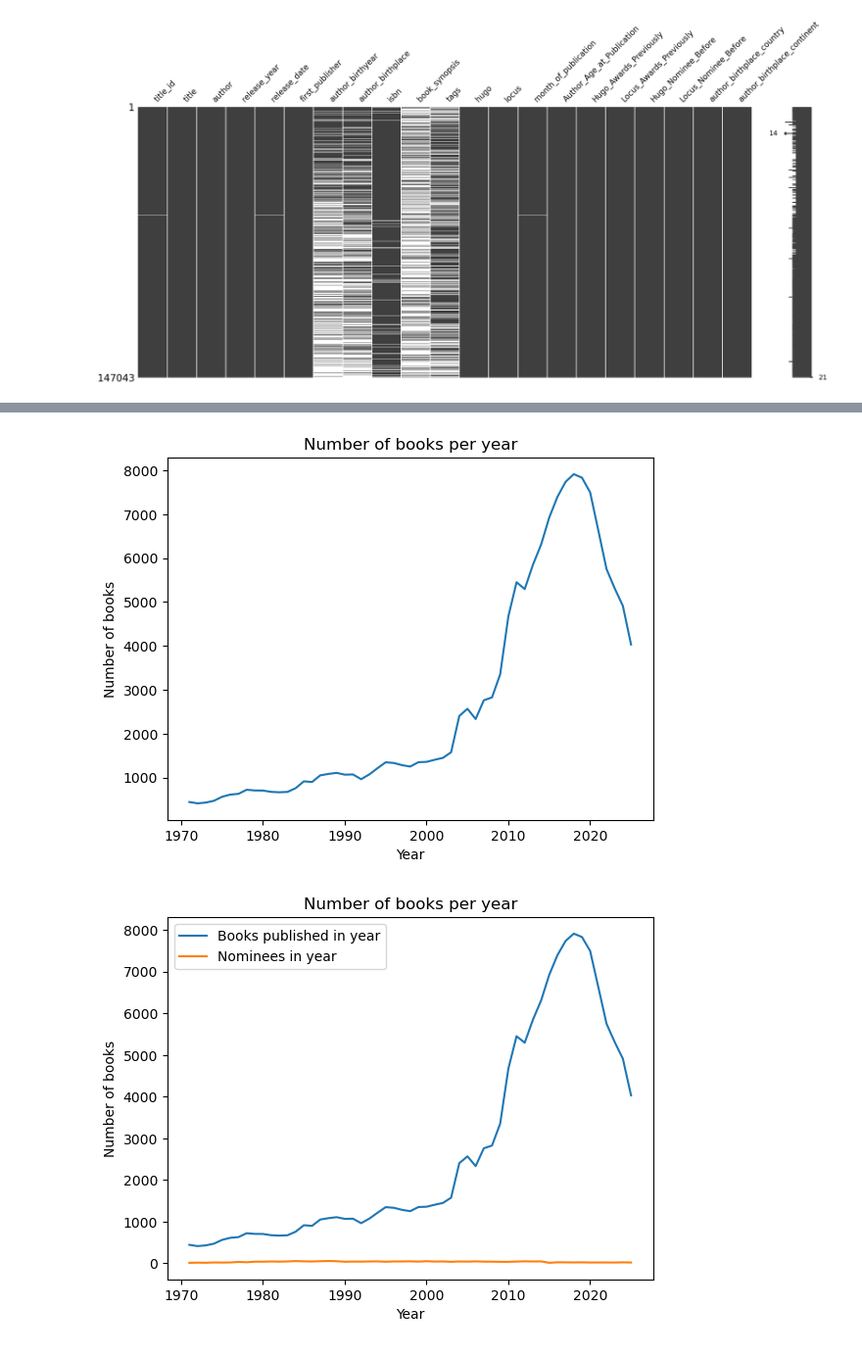
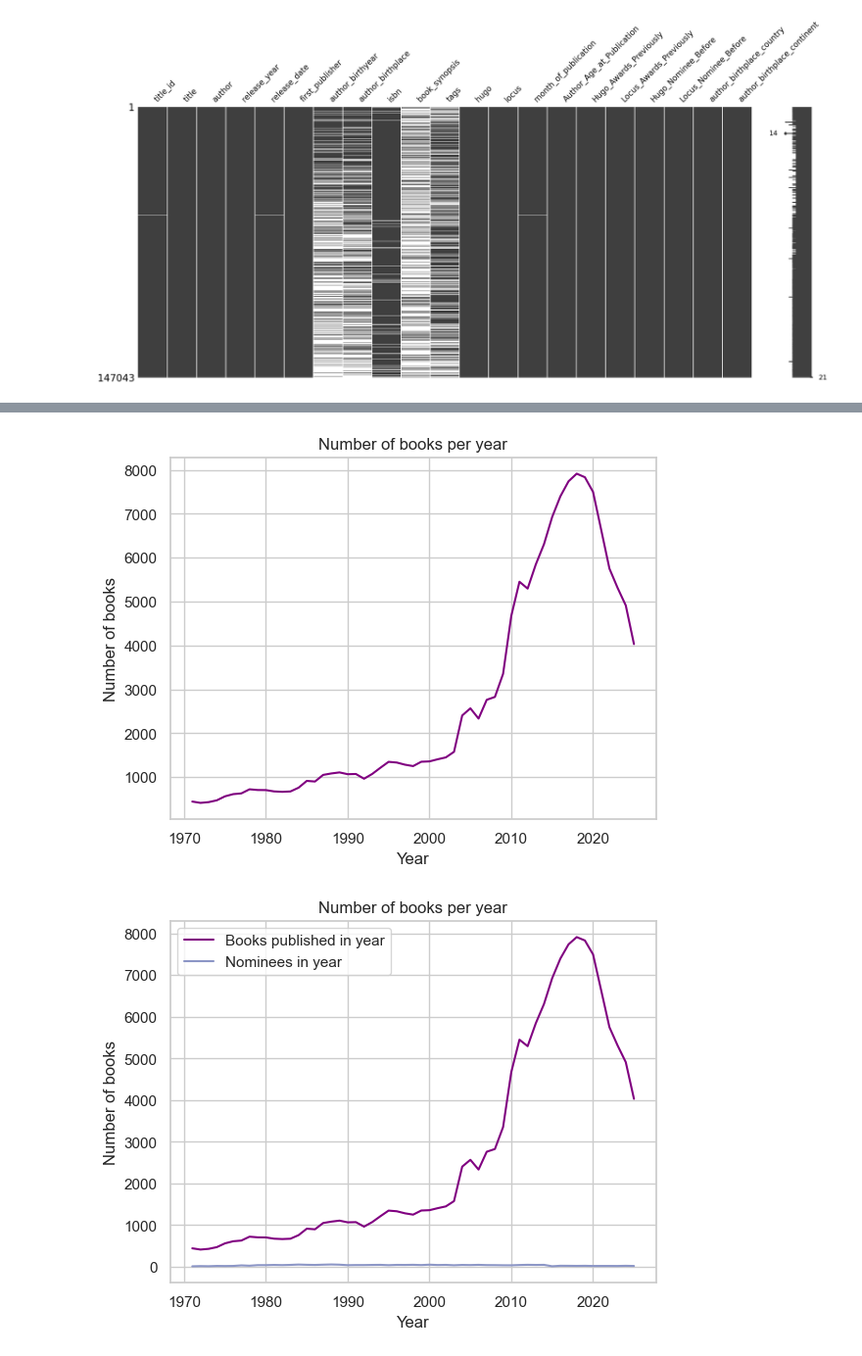
Before and after one commit to Erdos-Projects/summer26-nomination-worthy-books, a Jupyter notebook: CLEAN-REPO/exploratory-data-analysis/data_visualization.ipynb, the cells around one changed output, grey strips where cells are left out. Shown at 98% size. Cells and saved outputs as stored; diff of their text form; code cells hidden in the pictures.

```diff
--- a/CLEAN-REPO/exploratory-data-analysis/data_visualization.ipynb
+++ b/CLEAN-REPO/exploratory-data-analysis/data_visualization.ipynb
@@ -46,26 +46,30 @@ release_year
 2024    4911
 2025    4031
 Name: count, dtype: int64
+# %%
+import seaborn as sns
+sns.set_theme(style="whitegrid", font="sans-serif")
+sns.set_palette('BuPu')
 # %%
-plt.plot(books_per_year)
+plt.plot(books_per_year, color='purple')
 plt.ylabel('Number of books')
 plt.xlabel('Year')
 plt.title('Number of books per year')
 plt.show()
 # %% [output]
-[figure, old version]
+[figure, new version]
 # %%
 data['target'] = data.locus | data.hugo
 
 nominees_per_year = data[data.target].groupby('release_year')['release_year'].value_counts()
 # %%
-plt.plot(books_per_year, label='Books published in year')
-plt.plot(nominees_per_year, label='Nominees in year')
+plt.plot(books_per_year, label='Books published in year', color="purple")
+plt.plot(nominees_per_year, label='Nominees in year', color='#8c96c6')
 plt.ylabel('Number of books')
 plt.xlabel('Year')
 plt.title('Number of books per year')
 plt.legend()
 plt.show()
 # %% [output]
-[figure, old version]
+[figure, new version]
 # %%
```
Also changed, not shown: parts of 1 cell of this notebook, 2 other files.
